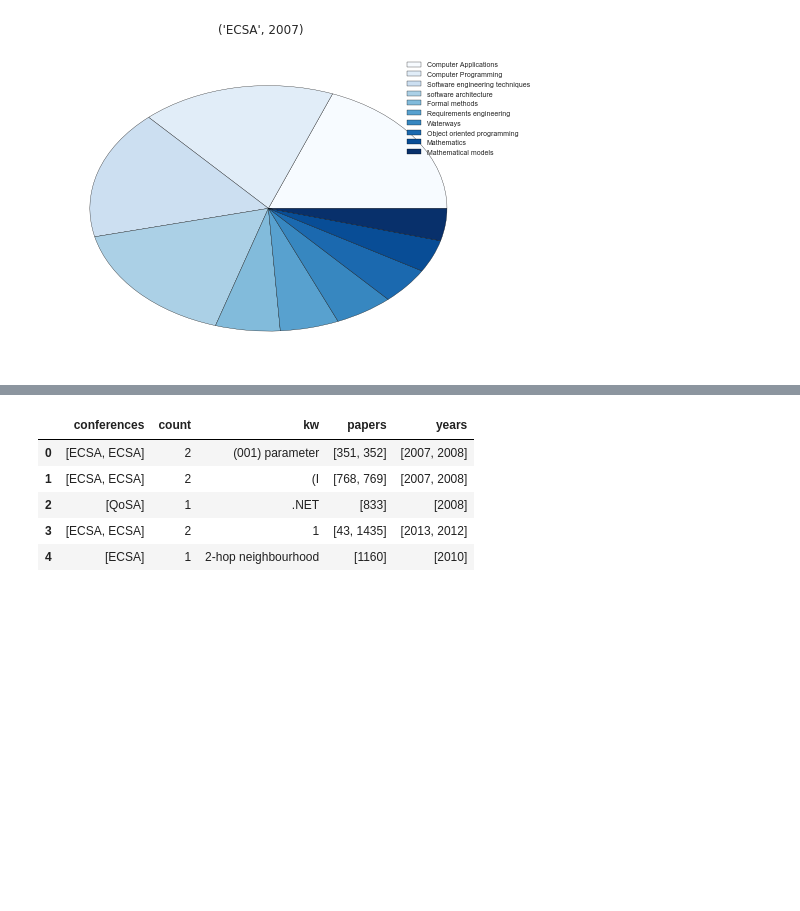
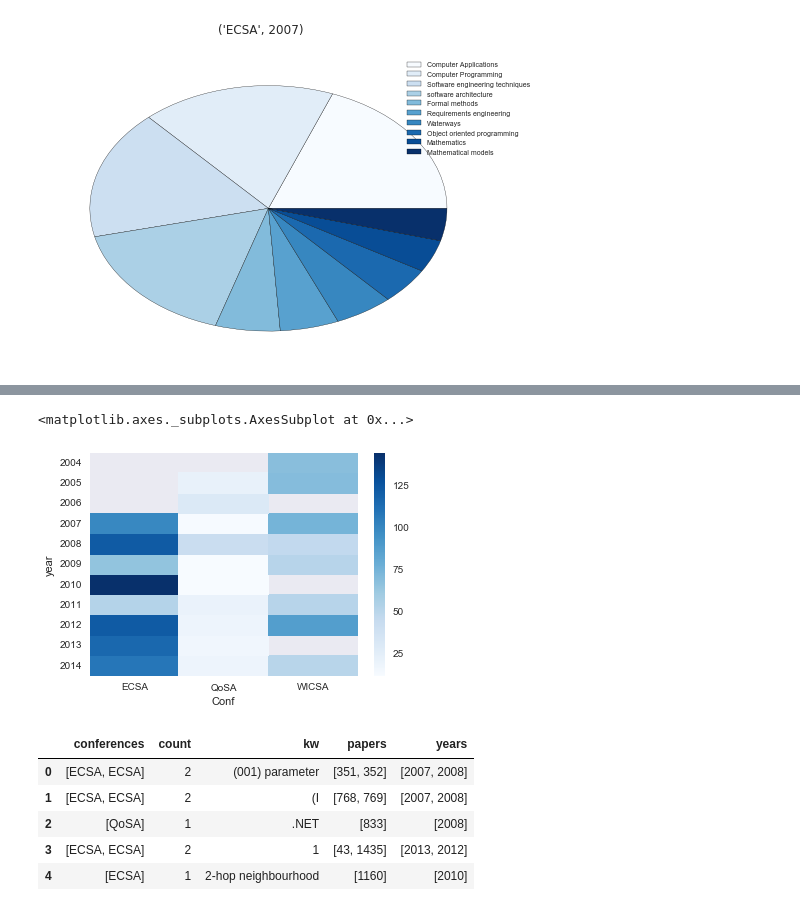
Before and after one commit to noveroa/DataBases, a Jupyter notebook: sqlStart/newSqlNotebooknew_compositesadded.ipynb, the cells around one changed output, grey strips where cells are left out. Cells and saved outputs as stored; diff of their text form; code cells hidden in the pictures; blank space fills up the shorter version.

```diff
--- a/sqlStart/newSqlNotebooknew_compositesadded.ipynb
+++ b/sqlStart/newSqlNotebooknew_compositesadded.ipynb
@@ -356,0 +413,4 @@ ax = sns.barplot(data = new, orient = "h", x = 'count', y = 'keyword', palette='
+# %%
+df = d.groupby(['Conf', 'year'])['Conf'].count().reset_index(name="counts")
+sns.heatmap(df.pivot_table(index='year', columns='Conf', values='counts'),
+                                             cmap = 'Blues')
@@ -357,3 +435,9 @@ ax = sns.barplot(data = new, orient = "h", x = 'count', y = 'keyword', palette='
+# %%
+sns.heatmap(df.pivot_table(index='year', columns='Conf', values='counts'),
+                                             cmap = 'Blues')
+# %% [output]
+<matplotlib.axes._subplots.AxesSubplot at 0x...>
+[figure, added]
 # %%
 table = []
 for idx in cts.index.get_values():
```
Also changed, not shown: parts of 12 cells of this notebook, 3 other files.
